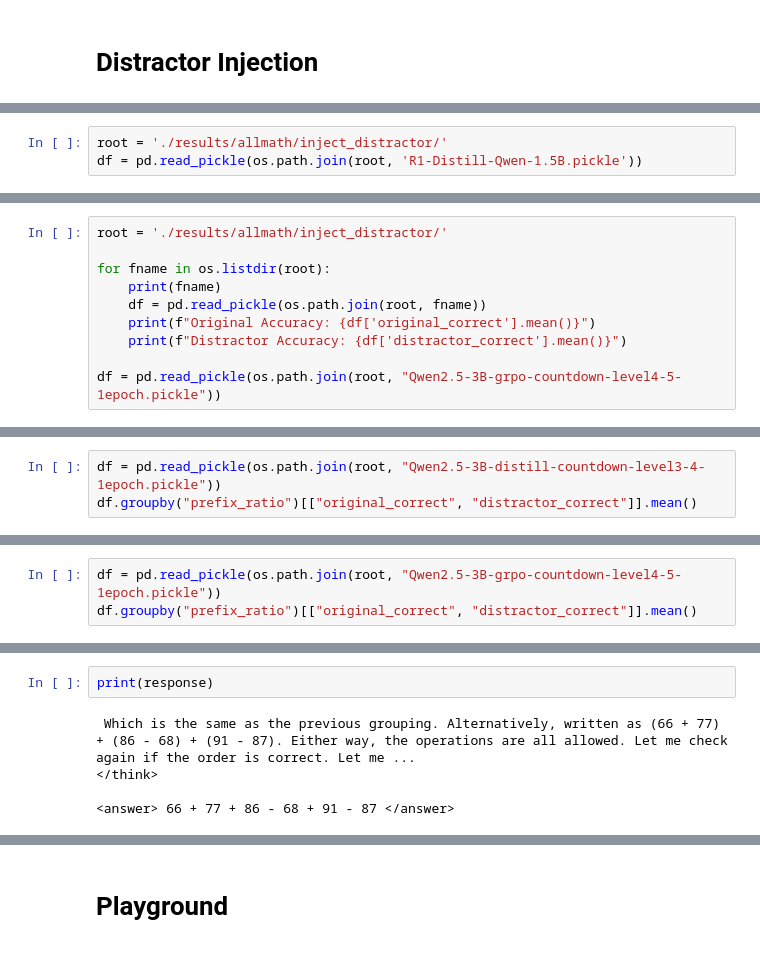
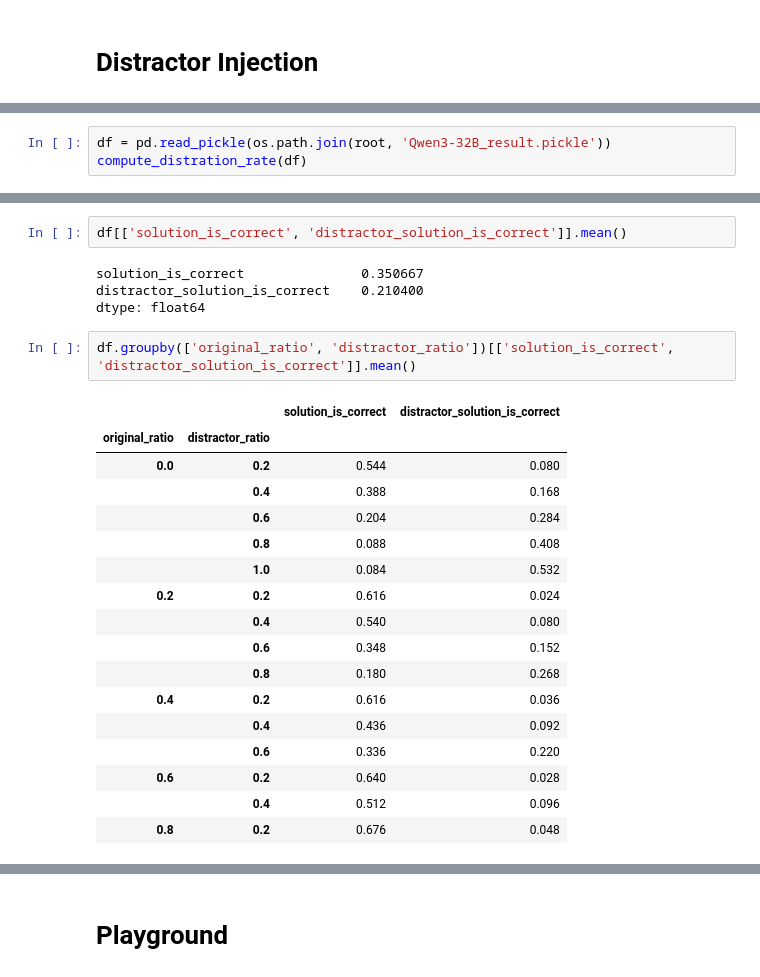
Before and after one commit to Aochong-Li/perturb-r, a Jupyter notebook: notebook/math/benchmark_eval.ipynb, the cells around one changed output, grey strips where cells are left out. Saved outputs shown, nothing was run; the diff lists cells and outputs as text.

```diff
--- a/notebook/math/benchmark_eval.ipynb
+++ b/notebook/math/benchmark_eval.ipynb
@@ -423,3 +875,3 @@ df['model_is_correct'].mean()
 # %%
-root = './results/allmath/inject_distractor/'
-df = pd.read_pickle(os.path.join(root, 'R1-Distill-Qwen-1.5B.pickle'))
+df = pd.read_pickle(os.path.join(root, 'Qwen3-32B_result.pickle'))
+compute_distration_rate(df)
@@ -430,10 +888,0 @@ len(df)/ 4
-# %%
-root = './results/allmath/inject_distractor/'
-
-for fname in os.listdir(root):
-    print(fname)
-    df = pd.read_pickle(os.path.join(root, fname))
-    print(f"Original Accuracy: {df['original_correct'].mean()}")
-    print(f"Distractor Accuracy: {df['distractor_correct'].mean()}")
-
-df = pd.read_pickle(os.path.join(root, "Qwen2.5-3B-grpo-countdown-level4-5-1epoch.pickle"))
@@ -447,3 +888,0 @@ Distractor Accuracy: 0.47277227722772275
-# %%
-df = pd.read_pickle(os.path.join(root, "Qwen2.5-3B-distill-countdown-level3-4-1epoch.pickle"))
-df.groupby("prefix_ratio")[["original_correct", "distractor_correct"]].mean()
@@ -457,3 +888,0 @@ df.groupby("prefix_ratio")[["original_correct", "distractor_correct"]].mean()
-# %%
-df = pd.read_pickle(os.path.join(root, "Qwen2.5-3B-grpo-countdown-level4-5-1epoch.pickle"))
-df.groupby("prefix_ratio")[["original_correct", "distractor_correct"]].mean()
@@ -518,7 +889,26 @@ I think that's the answer. So the equation is 66 + 77 + 86 - 68 + 91 - 87 = 165.
-# %%
-print(response)
-# %% [output]
- Which is the same as the previous grouping. Alternatively, written as (66 + 77) + (86 - 68) + (91 - 87). Either way, the operations are all allowed. Let me check again if the order is correct. Let me ...
-</think>
-
-<answer> 66 + 77 + 86 - 68 + 91 - 87 </answer>
+# %%
+df[['solution_is_correct', 'distractor_solution_is_correct']].mean()
+# %% [output]
+solution_is_correct               0.350667
+distractor_solution_is_correct    0.210400
+dtype: float64
+# %%
+df.groupby(['original_ratio', 'distractor_ratio'])[['solution_is_correct', 'distractor_solution_is_correct']].mean()
+# %% [output]
+|  |  | solution_is_correct | distractor_solution_is_correct |
+| original_ratio | distractor_ratio |  |  |
+| 0.0 | 0.2 | 0.544 | 0.080 |
+|  | 0.4 | 0.388 | 0.168 |
+|  | 0.6 | 0.204 | 0.284 |
+|  | 0.8 | 0.088 | 0.408 |
+|  | 1.0 | 0.084 | 0.532 |
+| 0.2 | 0.2 | 0.616 | 0.024 |
+|  | 0.4 | 0.540 | 0.080 |
+|  | 0.6 | 0.348 | 0.152 |
+|  | 0.8 | 0.180 | 0.268 |
+| 0.4 | 0.2 | 0.616 | 0.036 |
+|  | 0.4 | 0.436 | 0.092 |
+|  | 0.6 | 0.336 | 0.220 |
+| 0.6 | 0.2 | 0.640 | 0.028 |
+|  | 0.4 | 0.512 | 0.096 |
+| 0.8 | 0.2 | 0.676 | 0.048 |
```
Also changed, not shown: parts of 60 cells of this notebook, 22 other files.
